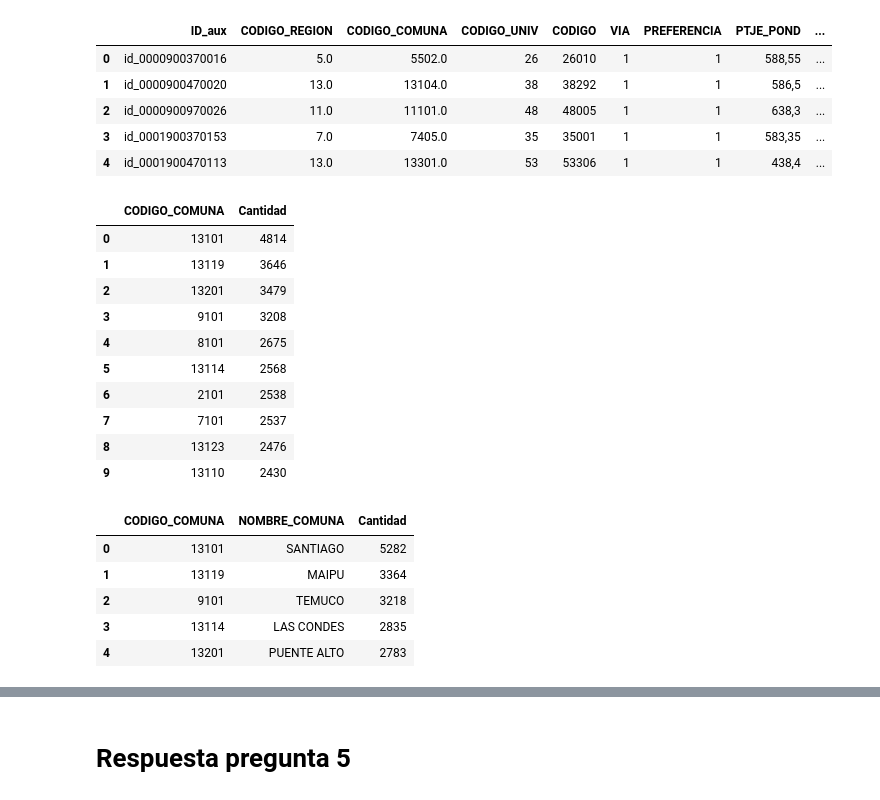
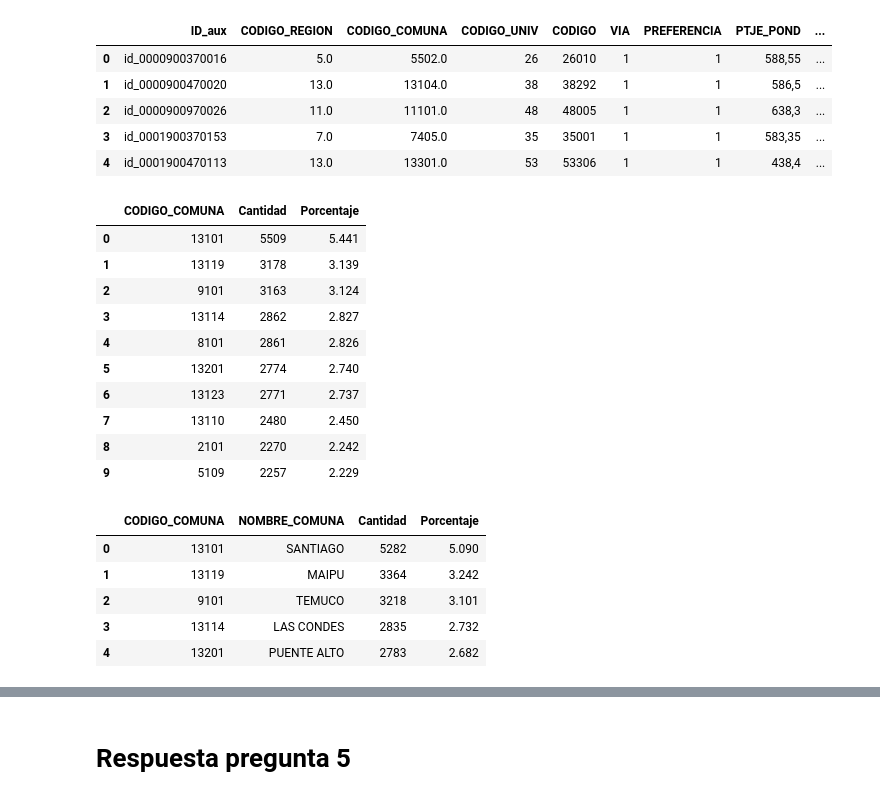
Before and after one commit to Proyecto-IMT-2200/2025-2, a Jupyter notebook: Borrador_Proyecto.ipynb, the cells around one changed output, grey strips where cells are left out. Drawn from its saved outputs; the diff is of its cells as text; code cells hidden in the pictures.

```diff
--- a/Borrador_Proyecto.ipynb
+++ b/Borrador_Proyecto.ipynb
@@ -348,38 +348,40 @@ datos_final[1].head()
 # %%
 cantidad_comuna = []
 for i in datos_final:
+    cantidad_datos = len(i)
     i["CODIGO_COMUNA"] = i["CODIGO_COMUNA"].astype(int)
     seriee = i["CODIGO_COMUNA"].value_counts().head(10)
     dff = seriee.reset_index()
     dff.columns = ['CODIGO_COMUNA', 'Cantidad']
+    dff["Porcentaje"] = round((dff["Cantidad"] / cantidad_datos) * 100 , 3)
     cantidad_comuna.append((dff))
 # %%
-cantidad_comuna[6].head(10)
+cantidad_comuna[0].head(10)
 # %% [output]
-|  | CODIGO_COMUNA | Cantidad |
-| 0 | 13101 | 4814 |
-| 1 | 13119 | 3646 |
-| 2 | 13201 | 3479 |
-| 3 | 9101 | 3208 |
-| 4 | 8101 | 2675 |
-| 5 | 13114 | 2568 |
-| 6 | 2101 | 2538 |
-| 7 | 7101 | 2537 |
-| 8 | 13123 | 2476 |
-| 9 | 13110 | 2430 |
+|  | CODIGO_COMUNA | Cantidad | Porcentaje |
+| 0 | 13101 | 5509 | 5.441 |
+| 1 | 13119 | 3178 | 3.139 |
+| 2 | 9101 | 3163 | 3.124 |
+| 3 | 13114 | 2862 | 2.827 |
+| 4 | 8101 | 2861 | 2.826 |
+| 5 | 13201 | 2774 | 2.740 |
+| 6 | 13123 | 2771 | 2.737 |
+| 7 | 13110 | 2480 | 2.450 |
+| 8 | 2101 | 2270 | 2.242 |
+| 9 | 5109 | 2257 | 2.229 |
 # %%
+
 comuna_c = dcopy(comuna)
 comuna_c = comuna_c[14:len(comuna)]
 renombre_comuna = dcopy(cantidad_comuna)
-comuna_c[1].head()
 lista_final = []
 
 df_10 = renombre_comuna[0]
 df_look = comuna_c[0]
 df_look = df_look[["COM", "COM_NOMBRE"]]
-df_look.columns = ["CODIGO_COMUNA" , "NOMBRE_COMUNA"]
+df_look.columns = ["CODIGO_COMUNA" , "NOMBRE_COMUNA" ]
 df = pd.merge(df_10 , df_look , on= "CODIGO_COMUNA" , how="left" )
-lista_final.append(df[["CODIGO_COMUNA" , "NOMBRE_COMUNA" , "Cantidad"]])
+lista_final.append(df[["CODIGO_COMUNA" , "NOMBRE_COMUNA" , "Cantidad" , "Porcentaje"]])
 
 
 
@@ -389,19 +391,19 @@ for i in range(len(comuna_c) - 2):
     df_10 = renombre_comuna[i + 1]
     df_look = comuna_c[i + 1]
     df_look = df_look[["COD.COMUNA", "COM NOMBRE"]]
-    df_look.columns = ["CODIGO_COMUNA" , "NOMBRE_COMUNA"]
+    df_look.columns = ["CODIGO_COMUNA" , "NOMBRE_COMUNA" , ]
 
     df = pd.merge(df_10 , df_look , on= "CODIGO_COMUNA" , how="left" )
-    lista_final.append(df[["CODIGO_COMUNA" , "NOMBRE_COMUNA" , "Cantidad"]])
+    lista_final.append(df[["CODIGO_COMUNA" , "NOMBRE_COMUNA" , "Cantidad" , "Porcentaje" ]])
 
 lista_final[1].head()
 # %% [output]
-|  | CODIGO_COMUNA | NOMBRE_COMUNA | Cantidad |
-| 0 | 13101 | SANTIAGO | 5282 |
-| 1 | 13119 | MAIPU | 3364 |
-| 2 | 9101 | TEMUCO | 3218 |
-| 3 | 13114 | LAS CONDES | 2835 |
-| 4 | 13201 | PUENTE ALTO | 2783 |
+|  | CODIGO_COMUNA | NOMBRE_COMUNA | Cantidad | Porcentaje |
+| 0 | 13101 | SANTIAGO | 5282 | 5.090 |
+| 1 | 13119 | MAIPU | 3364 | 3.242 |
+| 2 | 9101 | TEMUCO | 3218 | 3.101 |
+| 3 | 13114 | LAS CONDES | 2835 | 2.732 |
+| 4 | 13201 | PUENTE ALTO | 2783 | 2.682 |
 # %%
 lista_final[len(lista_final) - 1].head()
 # %% [output]
```
Also changed, not shown: parts of 5 cells of this notebook.
